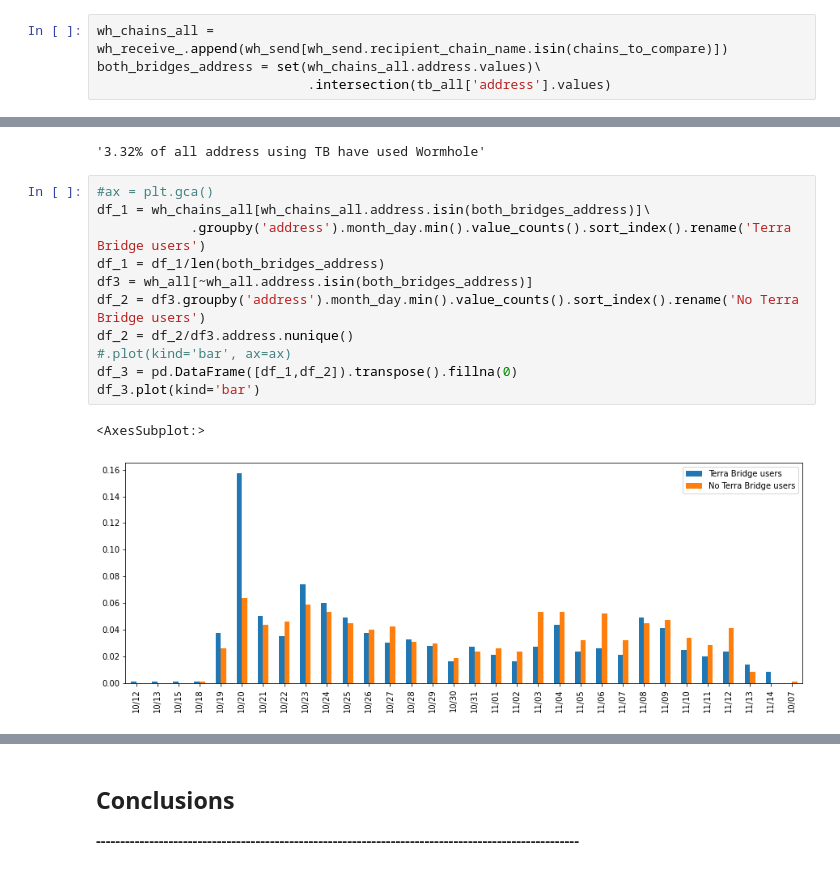
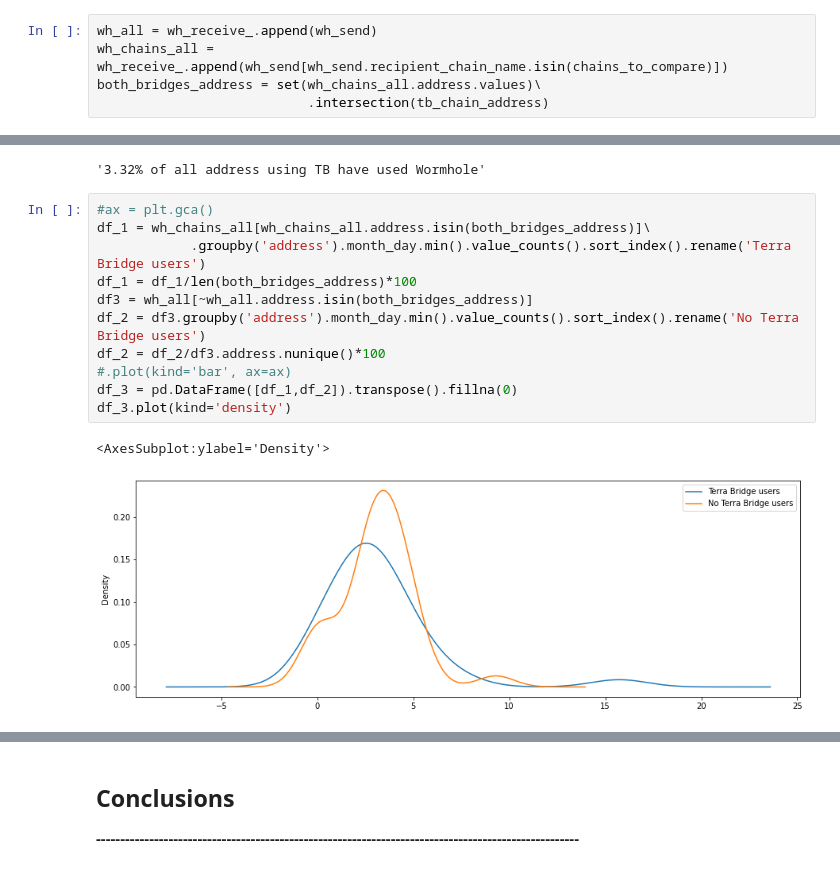
Before and after one commit to IncioMan/on-chain-data-analysis, a Jupyter notebook: wormhole/Terra - Wormhole - Terra Bridge.ipynb, the cells around one changed output, grey strips where cells are left out. Cells and saved outputs as stored; diff of their text form.

```diff
--- a/wormhole/Terra - Wormhole - Terra Bridge.ipynb
+++ b/wormhole/Terra - Wormhole - Terra Bridge.ipynb
@@ -464,9 +455,10 @@ tb_chain_address = tb_all[tb_all.chain.isin(chains_to_compare)].apply(lambda row
 # %% [markdown]
 both_bridges_address = set(wh_receive_.address.append(wh_send.address).values).intersection(tb_all['address'].values)
 # %%
+wh_all = wh_receive_.append(wh_send)
 wh_chains_all = wh_receive_.append(wh_send[wh_send.recipient_chain_name.isin(chains_to_compare)])
 both_bridges_address = set(wh_chains_all.address.values)\
-                           .intersection(tb_all['address'].values)
+                           .intersection(tb_chain_address)
 # %%
 len(both_bridges_address)
 # %% [output]
@@ -478,14 +470,14 @@ f"{'{:.2f}'.format(len(both_bridges_address)/len(set(tb_chain_address.values))*1
 # %%
 #ax = plt.gca()
 df_1 = wh_chains_all[wh_chains_all.address.isin(both_bridges_address)]\
             .groupby('address').month_day.min().value_counts().sort_index().rename('Terra Bridge users')
-df_1 = df_1/len(both_bridges_address)
+df_1 = df_1/len(both_bridges_address)*100
 df3 = wh_all[~wh_all.address.isin(both_bridges_address)]
 df_2 = df3.groupby('address').month_day.min().value_counts().sort_index().rename('No Terra Bridge users')
-df_2 = df_2/df3.address.nunique()
+df_2 = df_2/df3.address.nunique()*100
 #.plot(kind='bar', ax=ax)
 df_3 = pd.DataFrame([df_1,df_2]).transpose().fillna(0)
-df_3.plot(kind='bar')
+df_3.plot(kind='density')
 # %% [output]
-<AxesSubplot:>
+<AxesSubplot:ylabel='Density'>
-[figure, old version]
+[figure, new version]
```
Also changed, not shown: parts of 37 cells of this notebook.
